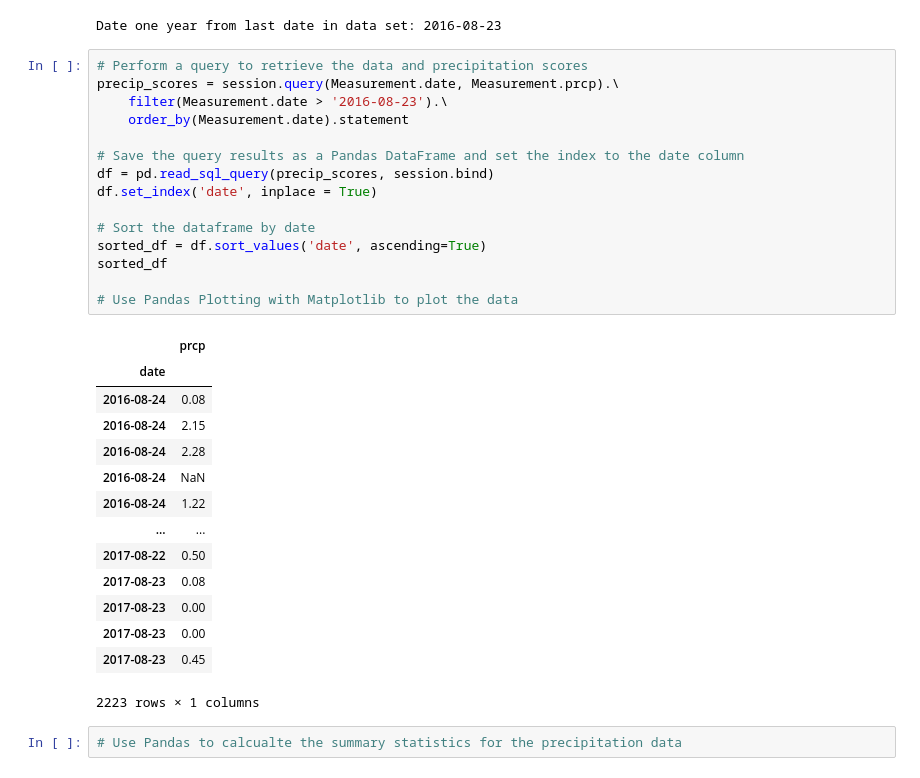
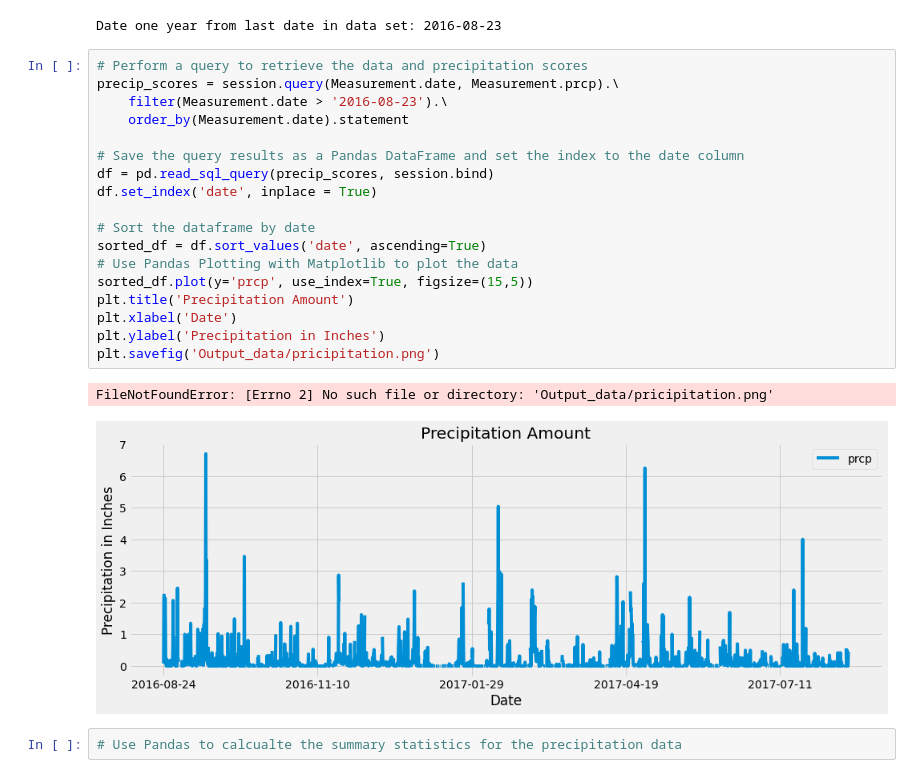
Before and after one commit to ccgrace/sqlalchemy-challenge, a Jupyter notebook: climate_starter.ipynb, the cells around one changed output. Saved outputs shown, nothing was run; the diff lists cells and outputs as text.

```diff
--- a/climate_starter.ipynb
+++ b/climate_starter.ipynb
@@ -55,33 +55,24 @@ Date one year from last date in data set: 2016-08-23
 # %%
 # Perform a query to retrieve the data and precipitation scores
 precip_scores = session.query(Measurement.date, Measurement.prcp).\
     filter(Measurement.date > '2016-08-23').\
     order_by(Measurement.date).statement
 
 # Save the query results as a Pandas DataFrame and set the index to the date column
 df = pd.read_sql_query(precip_scores, session.bind)
 df.set_index('date', inplace = True)
 
 # Sort the dataframe by date
 sorted_df = df.sort_values('date', ascending=True)
-sorted_df
-
 # Use Pandas Plotting with Matplotlib to plot the data
+sorted_df.plot(y='prcp', use_index=True, figsize=(15,5))
+plt.title('Precipitation Amount')
+plt.xlabel('Date')
+plt.ylabel('Precipitation in Inches')
+plt.savefig('Output_data/pricipitation.png')
 # %% [output]
-|  | prcp |
-| date |  |
-| 2016-08-24 | 0.08 |
-| 2016-08-24 | 2.15 |
-| 2016-08-24 | 2.28 |
-| 2016-08-24 | NaN |
-| 2016-08-24 | 1.22 |
-| ... | ... |
-| 2017-08-22 | 0.50 |
-| 2017-08-23 | 0.08 |
-| 2017-08-23 | 0.00 |
-| 2017-08-23 | 0.00 |
-| 2017-08-23 | 0.45 |
-2223 rows × 1 columns
+FileNotFoundError: [Errno 2] No such file or directory: 'Output_data/pricipitation.png'
+[figure, added]
 # %%
 # Use Pandas to calcualte the summary statistics for the precipitation data
 # %% [markdown]
```
Also changed, not shown: 2 other files.
